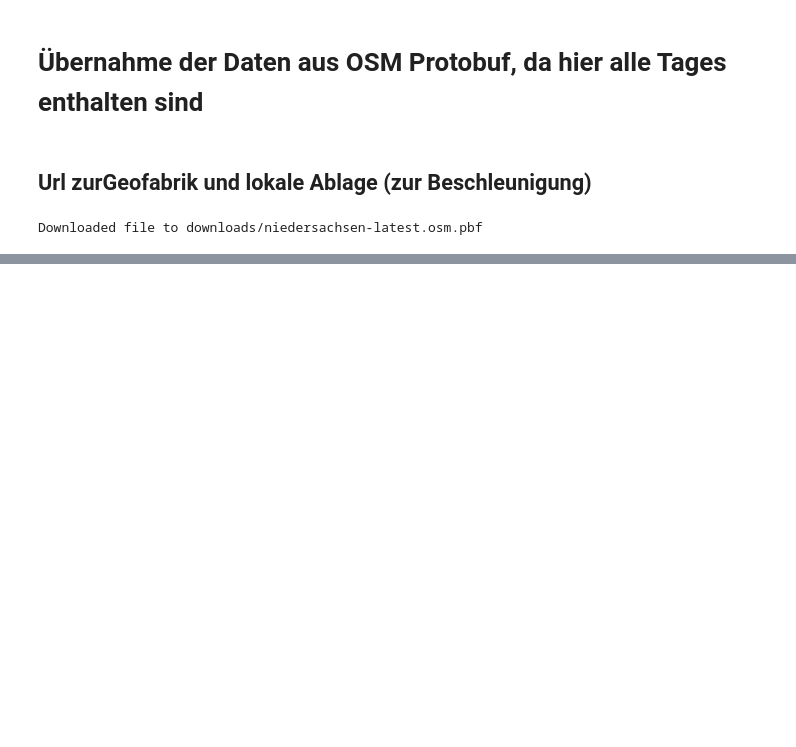
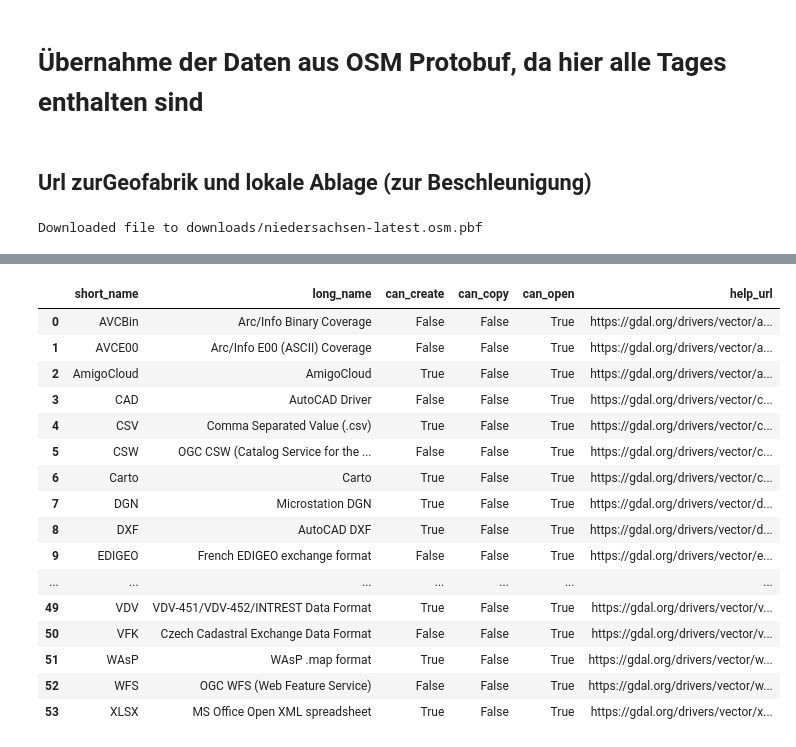
Before and after one commit to zvbn-code/osm-network-analyst, a Jupyter notebook: osm_geoparquet.ipynb, the cells around one changed output, grey strips where cells are left out. Drawn from its saved outputs; the diff is of its cells as text; code cells hidden in the pictures; blank space fills up the shorter version.

```diff
--- a/osm_geoparquet.ipynb
+++ b/osm_geoparquet.ipynb
@@ -83,0 +167,20 @@ LINE 5: SEMI JOIN matching_ways USING (id)
+# %%
+duck.sql("from st_drivers() order by short_name").df()
+# %% [output]
+|  | short_name | long_name | can_create | can_copy | can_open | help_url |
+| 0 | AVCBin | Arc/Info Binary Coverage | False | False | True | https://gdal.org/drivers/vector/a... |
+| 1 | AVCE00 | Arc/Info E00 (ASCII) Coverage | False | False | True | https://gdal.org/drivers/vector/a... |
+| 2 | AmigoCloud | AmigoCloud | True | False | True | https://gdal.org/drivers/vector/a... |
+| 3 | CAD | AutoCAD Driver | False | False | True | https://gdal.org/drivers/vector/c... |
+| 4 | CSV | Comma Separated Value (.csv) | True | False | True | https://gdal.org/drivers/vector/c... |
+| 5 | CSW | OGC CSW (Catalog Service for the ... | False | False | True | https://gdal.org/drivers/vector/c... |
+| 6 | Carto | Carto | True | False | True | https://gdal.org/drivers/vector/c... |
+| 7 | DGN | Microstation DGN | True | False | True | https://gdal.org/drivers/vector/d... |
+| 8 | DXF | AutoCAD DXF | True | False | True | https://gdal.org/drivers/vector/d... |
+| 9 | EDIGEO | French EDIGEO exchange format | False | False | True | https://gdal.org/drivers/vector/e... |
+| ... | ... | ... | ... | ... | ... | ... |
+| 49 | VDV | VDV-451/VDV-452/INTREST Data Format | True | False | True | https://gdal.org/drivers/vector/v... |
+| 50 | VFK | Czech Cadastral Exchange Data Format | False | False | True | https://gdal.org/drivers/vector/v... |
+| 51 | WAsP | WAsP .map format | True | False | True | https://gdal.org/drivers/vector/w... |
+| 52 | WFS | OGC WFS (Web Feature Service) | False | False | True | https://gdal.org/drivers/vector/w... |
+| 53 | XLSX | MS Office Open XML spreadsheet | True | False | True | https://gdal.org/drivers/vector/x... |
```
Also changed, not shown: parts of 7 cells of this notebook, 1 other file.
